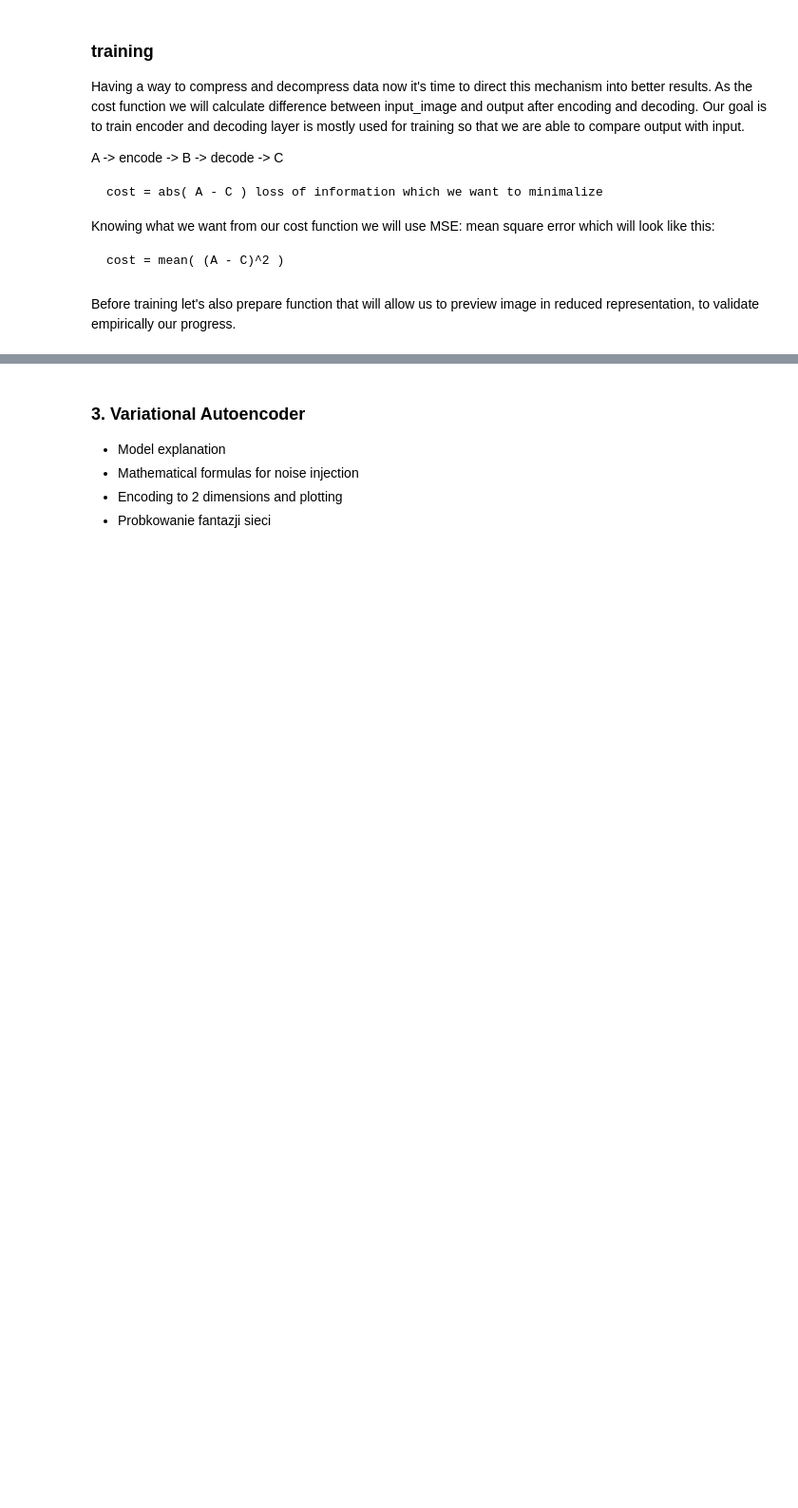
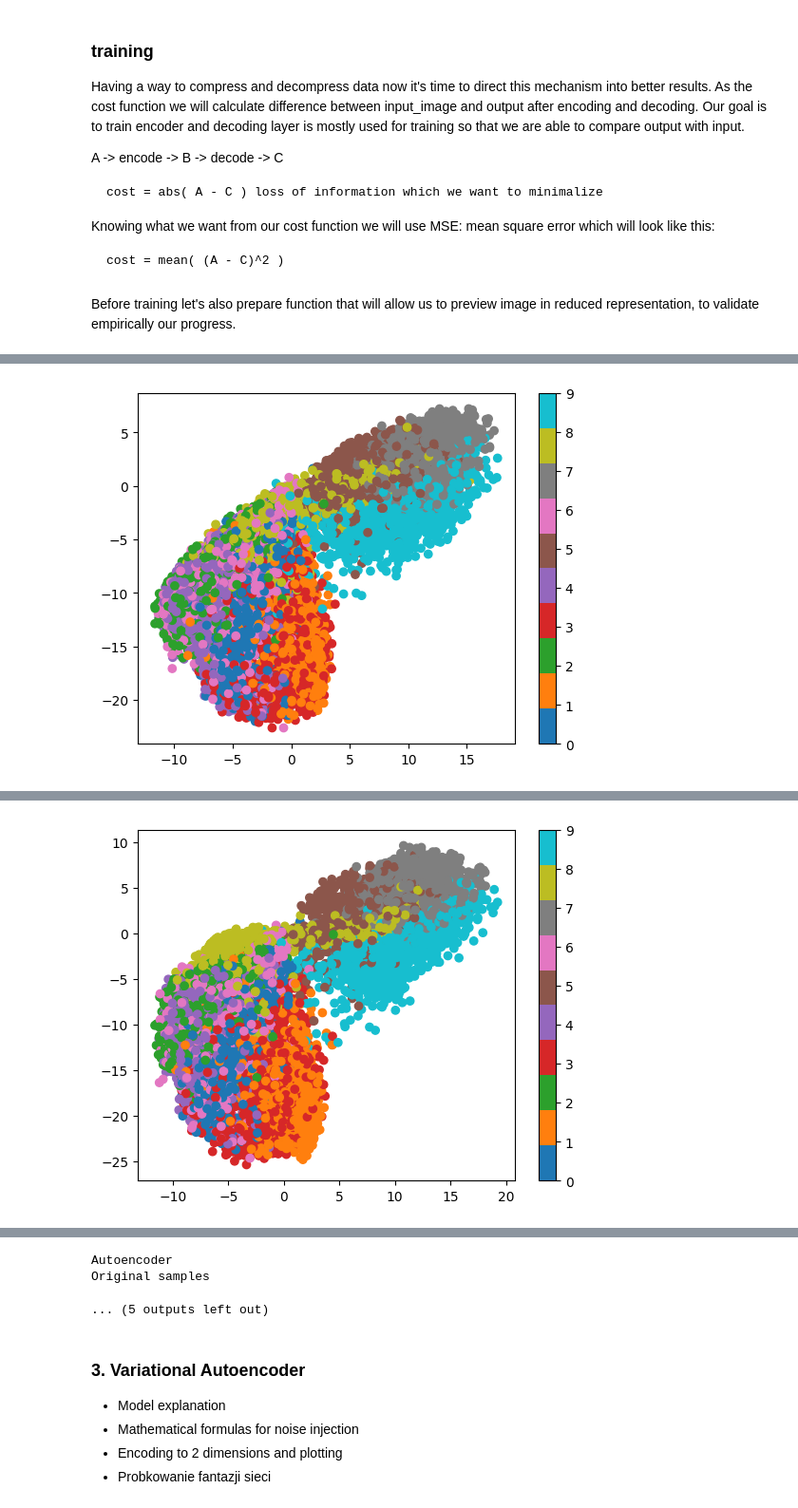
Before and after one commit to piotrekvs/agh-cs-ds-wdzd, a Jupyter notebook: autoencoders_tutorial.ipynb, the cells around one changed output, grey strips where cells are left out. Shown at 95% size. Saved outputs shown, nothing was run; the diff lists cells and outputs as text; code cells hidden in the pictures; blank space fills up the shorter version.

```diff
--- a/autoencoders_tutorial.ipynb
+++ b/autoencoders_tutorial.ipynb
@@ -185,27 +225,3 @@ X_train = torch.tensor(X_train, dtype=torch.float32)
 X_test = torch.tensor(X_test, dtype=torch.float32)
 batched_data = torch.utils.data.DataLoader(X_train, batch_size=BATCH_SIZE, shuffle=True)
 #convert to float32
-# %%
-ae = Autoencoder()
-optimizer = torch.optim.Adam(ae.parameters(), lr=LEARNING_RATE)
-
-for i in range(EPOCHS):
-    for batch in batched_data:
-        optimizer.zero_grad()
-        recon_batch = ae(batch)
-        loss = cost_function(recon_batch, batch)
-        loss.backward()
-        optimizer.step()
-
-    print(f'Epoch {i} Loss: {loss.item()}')
-
-    # Evaluation on test data
-    sample_data = X_test[:10].view(-1, INPUT_SIZE)
-    print('Original samples')
-    preview_samples(sample_data)
-    print("Compressed samples")
-    compressed_samples = ae.encode(sample_data).detach().numpy()
-    preview_samples(compressed_samples, image_shape=(LATENT_SPACE_SIDE, LATENT_SPACE_SIDE))
-    print('Reconstructed samples')
-    reconstructed_samples = ae.decode(torch.tensor(compressed_samples)).detach().numpy()
-    preview_samples(reconstructed_samples)
@@ -337,0 +267,9 @@ Epoch deep 2 Loss: 0.08423838019371033
+# %%
+ae = Autoencoder(latent_space_size=2)
+loss_history = train_ae_variations(ae, batched_data, epochs=5, plot_2d_latent=True)
+plt.plot(loss_history)
+plt.show()
+
+print('Autoencoder')
+preview_encoding_decoding_2d(ae, X_test[:10], y_test[:10])
+# %% [output]
@@ -337,0 +277 @@ Epoch deep 2 Loss: 0.08423838019371033
+[figure, added]
@@ -337,0 +279 @@ Epoch deep 2 Loss: 0.08423838019371033
+[figure, added]
@@ -338,3 +287,6 @@ Epoch deep 2 Loss: 0.08423838019371033
+Autoencoder
+Original samples
+... (5 outputs left out)
 # %% [markdown]
 
 ### 3. Variational Autoencoder
```
Also changed, not shown: parts of 13 cells of this notebook.
